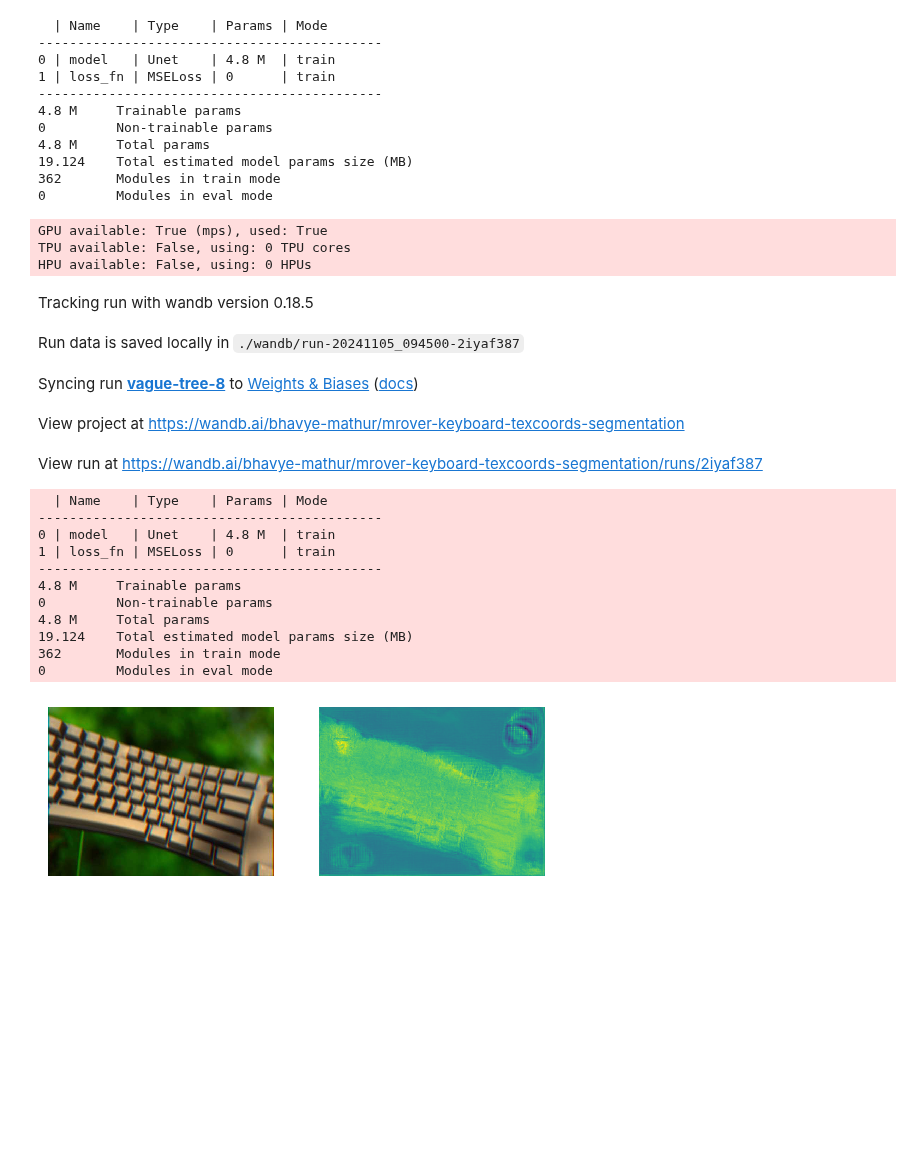
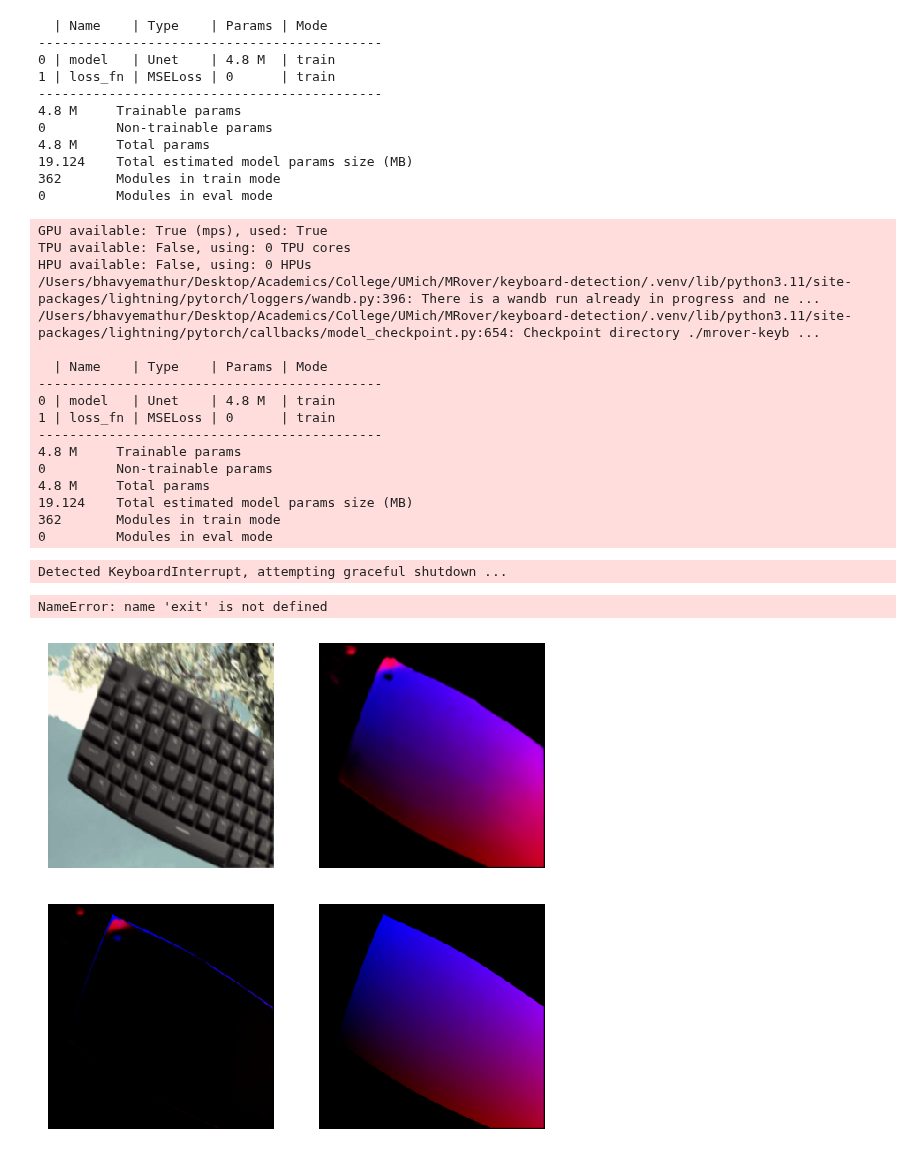
Before and after one commit to umrover/keyboard-detection, a Jupyter notebook: models/key-texcoords-UNet.ipynb, the cells around one changed output. Saved outputs shown, nothing was run; the diff lists cells and outputs as text; code cells hidden in the pictures; blank space fills up the shorter version.

Commit message:
Trained first texcoords model!

```diff
--- a/models/key-texcoords-UNet.ipynb
+++ b/models/key-texcoords-UNet.ipynb
@@ -28,7 +28,7 @@ mean, std
 # %%
 train_paths, _, valid_paths = split_train_test_valid(image_paths, 1, 0.1)
 
-SIZE = (480, 640)
+SIZE = (256, 256)
 
 train_dataset = KeyboardTexCoordsDataset(train_paths, size=SIZE)
 valid_dataset = KeyboardTexCoordsDataset(valid_paths, size=SIZE)
@@ -115,8 +116,8 @@ class TexCoordsRegressionModel(pl.LightningModule):
             pred = self(image).cpu().numpy()
 
         if len(pred) == 1:
-            return pred[0, 0]
-        return pred[:, 0]
+            return pred[0,]
+        return pred
 
     def _step(self, batch: tuple[torch.Tensor, torch.Tensor], stage: str) -> float:
         if trainer.global_step == 0:
@@ -149,6 +150,6 @@ LEARNING_RATE = 2e-3
 
 wandb.finish()
 model = TexCoordsRegressionModel(ARCH, BACKBONE, in_channels=3, out_classes=2, encoder_weights="imagenet",
-                                 lr=LEARNING_RATE)
+                                 lr=LEARNING_RATE, activation="tanh")
 model
 # %% [output]
@@ -197,8 +185,6 @@ summarize(model)
 362       Modules in train mode
 0         Modules in eval mode
 # %%
-EPOCHS = 1
-
 logger = WandbLogger(project="mrover-keyboard-texcoords-segmentation")
 
 checkpoint_callback = ModelCheckpoint(monitor="val_loss", mode="min")
@@ -209,20 +195,20 @@ trainer.fit(model, train_dataloaders=train_dataloader, val_dataloaders=valid_dat
 GPU available: True (mps), used: True
 TPU available: False, using: 0 TPU cores
 HPU available: False, using: 0 HPUs
+/Users/bhavyemathur/Desktop/Academics/College/UMich/MRover/keyboard-detection/.venv/lib/python3.11/site-packages/lightning/pytorch/loggers/wandb.py:396: There is a wandb run already in progress and ne ...
+/Users/bhavyemathur/Desktop/Academics/College/UMich/MRover/keyboard-detection/.venv/lib/python3.11/site-packages/lightning/pytorch/callbacks/model_checkpoint.py:654: Checkpoint directory ./mrover-keyb ...
+
+  | Name    | Type    | Params | Mode
+--------------------------------------------
+0 | model   | Unet    | 4.8 M  | train
+1 | loss_fn | MSELoss | 0      | train
+--------------------------------------------
+4.8 M     Trainable params
+0         Non-trainable params
+4.8 M     Total params
+19.124    Total estimated model params size (MB)
+362       Modules in train mode
+0         Modules in eval mode
-Tracking run with wandb version 0.18.5
-Run data is saved locally in ./wandb/run-20241105_094500-2iyaf387
-Syncing run vague-tree-8 to Weights & Biases (docs)
-View project at https://wandb.ai/bhavye-mathur/mrover-keyboard-texcoords-segmentation
-View run at https://wandb.ai/bhavye-mathur/mrover-keyboard-texcoords-segmentation/runs/2iyaf387
-  | Name    | Type    | Params | Mode
---------------------------------------------
-0 | model   | Unet    | 4.8 M  | train
-1 | loss_fn | MSELoss | 0      | train
---------------------------------------------
-4.8 M     Trainable params
-0         Non-trainable params
-4.8 M     Total params
-19.124    Total estimated model params size (MB)
-362       Modules in train mode
-0         Modules in eval mode
+Detected KeyboardInterrupt, attempting graceful shutdown ...
+NameError: name 'exit' is not defined
 # %%
@@ -230,8 +216,25 @@ torch.save(model.state_dict(), f"models/binary_segmentation/{wandb.run.name}-{AR
+# %%
+def predict(self, image: torch.Tensor) -> np.ndarray:
+    image = image.to(self.device)
+    if len(image.shape) == 3:
+        image = image.unsqueeze(0)
+
+    with torch.no_grad():
+        pred = self(image).cpu().numpy()
+
+    if len(pred) == 1:
+        return pred[0,]
+    return pred
+
+
+model.predict = predict
 # %%
 img, mask = valid_dataset.random_img()
-pred = model.predict(img)
+pred = model.predict(model, img)
 
 imshow(img, pred)
+imshow((mask - pred) ** 2, mask)
 # imshow(pred > 1)
 # %% [output]
-[figure, old version]
+[figure, new version]
+[figure, added]
```
Also changed, not shown: parts of 5 cells of this notebook.
